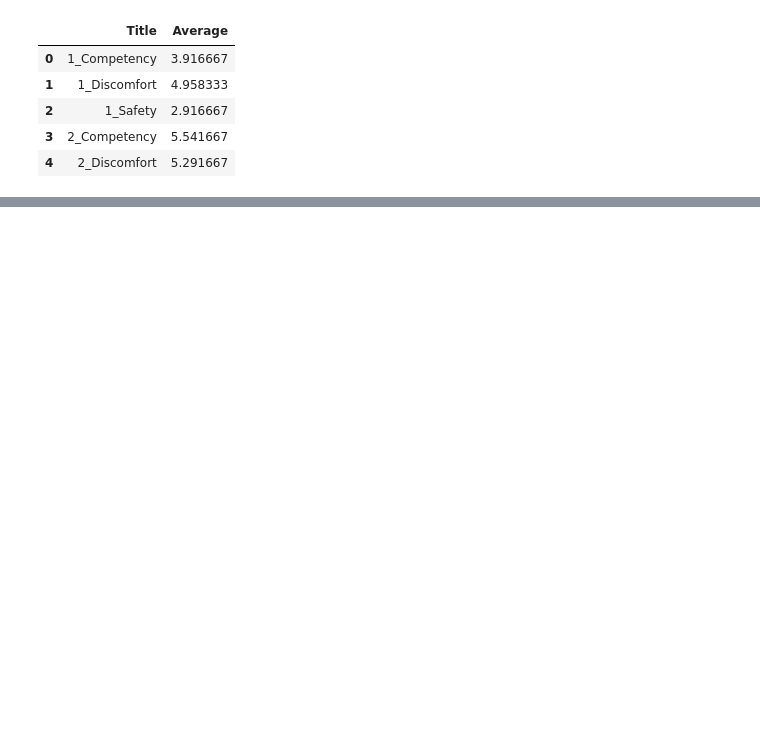
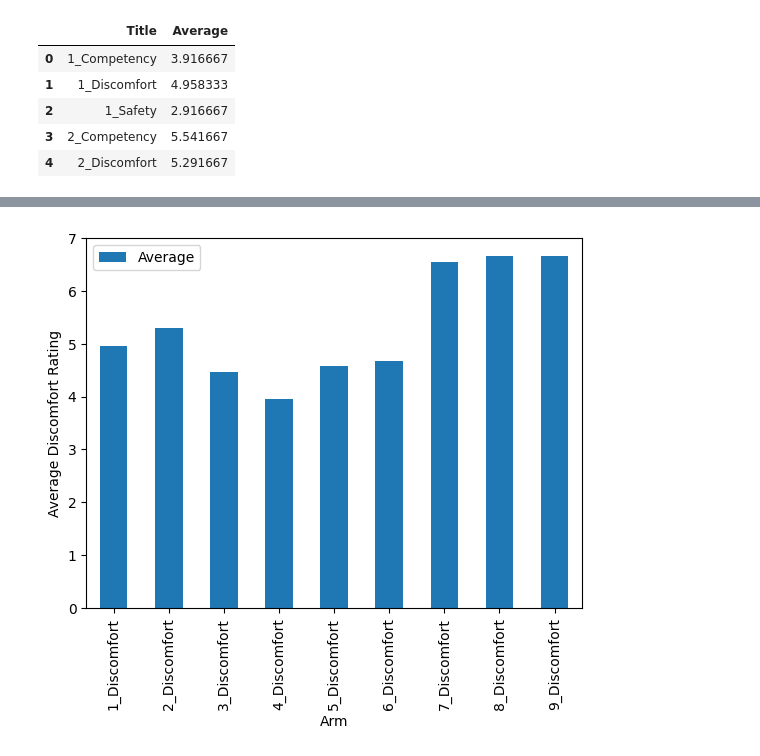
Before and after one commit to jessicaherring1/REU, a Jupyter notebook: data_visualizations.ipynb, the cells around one changed output, grey strips where cells are left out. Drawn from its saved outputs; the diff is of its cells as text; code cells hidden in the pictures; blank space fills up the shorter version.

```diff
--- a/data_visualizations.ipynb
+++ b/data_visualizations.ipynb
@@ -32,0 +42,15 @@ KeyError: True
+# %%
+df_comp = df[df.Title.str.contains("Disc")]
+
+labels = ['Concave Middle', 'Concave Rounded', 'Concave Round',
+          'Convex Middle', 'Convex Rounded', 'Convex Round',
+          'Straight Middle', 'Straight Rounded', 'Straight Round',]
+
+df_comp.plot(kind = 'bar', x='Title',y='Average')
+
+plt.xlabel("Arm")
+plt.ylabel("Average Discomfort Rating")
+
+plt.show()
+# %% [output]
+[figure, added]
```
Also changed, not shown: parts of 4 cells of this notebook, 7 other files.
